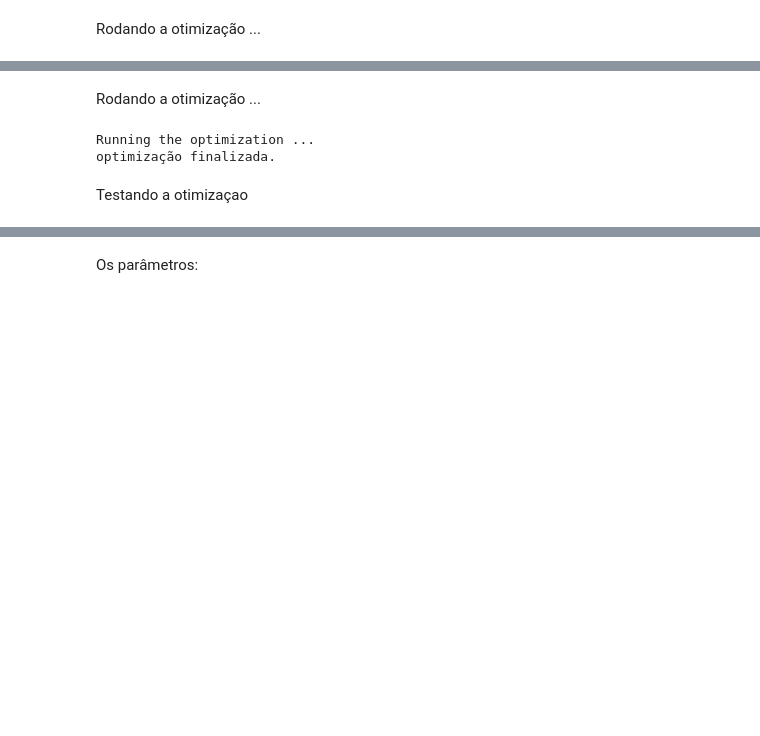
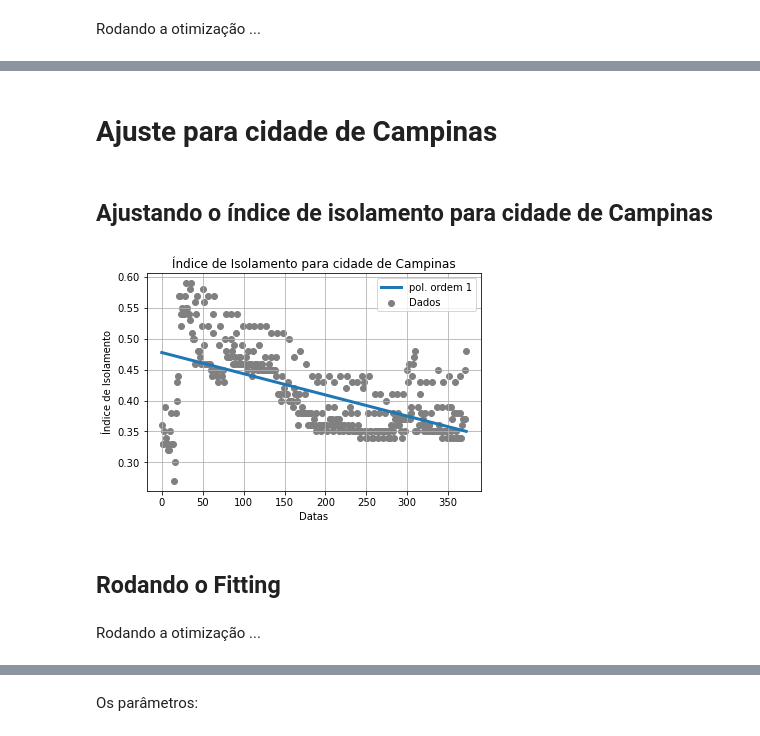
Before and after one commit to dferruzzo/Covid-19, a Jupyter notebook: Ajuste do Índice de Isolamento.ipynb, the cells around one changed output, grey strips where cells are left out. Drawn from its saved outputs; the diff is of its cells as text; code cells hidden in the pictures; blank space fills up the shorter version.

```diff
--- a/Ajuste do Índice de Isolamento.ipynb
+++ b/Ajuste do Índice de Isolamento.ipynb
@@ -48,0 +27,16 @@ Ajustamos os dados reais com polinômios de 5, 6 e 7 ordem.
+# %%
+# carregando data do índice de isolamento
+saopaulo_isol_data = pd.read_csv("data/SaoPaulo_isolamento.csv")
+saopaulo_isol_df = pd.DataFrame(saopaulo_isol_data)
+saopaulo_isol_df.drop(labels='Unnamed: 0', axis=1, inplace=True)
+saopaulo_isol_df = saopaulo_isol_df.rename(columns={'Isol':'Dados'})
+# carregando data do índice de isolamento
+campinas_isol_data = pd.read_csv("data/Campinas_isolamento.csv")
+campinas_isol_df = pd.DataFrame(campinas_isol_data)
+campinas_isol_df.drop(labels='Unnamed: 0', axis=1, inplace=True)
+campinas_isol_df = campinas_isol_df.rename(columns={'Isol':'Dados'})
+# carregando data do índice de isolamento
+santos_isol_data = pd.read_csv("data/Santos_isolamento.csv")
+santos_isol_df = pd.DataFrame(santos_isol_data)
+santos_isol_df.drop(labels='Unnamed: 0', axis=1, inplace=True)
+santos_isol_df = santos_isol_df.rename(columns={'Isol':'Dados'})
@@ -340,0 +361,24 @@ theta = ffit1
+# %% [markdown]
+# Ajuste para cidade de Campinas
+# %% [markdown]
+## Ajustando o índice de isolamento para cidade de Campinas
+# %%
+# Ajustando os polinômios com dados crus
+X_campinas = np.arange(0,campinas_isol_df['Dados'].size, 1)
+#
+poly_order = 1
+coefs, stats = poly.polyfit(X_campinas, campinas_isol_df['Dados'].to_numpy(), poly_order, full=True)
+ffit_campinas = np.polynomial.Polynomial(coefs)
+#
+plt.scatter(X_campinas,campinas_isol_df['Dados'].to_numpy(), color='gray', label='Dados')
+plt.plot(X_campinas,ffit_campinas(X_campinas), linewidth=3, label='pol. ordem '+str(poly_order))
+plt.legend()
+plt.grid()
+plt.xlabel('Datas')
+plt.ylabel('Índice de Isolamento')
+plt.title("Índice de Isolamento para cidade de Campinas")
+plt.show()
+# %% [output]
+[figure, added]
+# %% [markdown]
+## Rodando o Fitting
@@ -341,10 +388,2 @@ theta = ffit1
 # %% [markdown]
 Rodando a otimização ...
-# %%
-popt_1, pvoc_1 = otimiza()
-print('optimização finalizada.')
-# %% [output]
-Running the optimization ...
-optimização finalizada.
-# %% [markdown]
-Testando a otimizaçao
```
Also changed, not shown: parts of 66 cells of this notebook, 13 other files.
